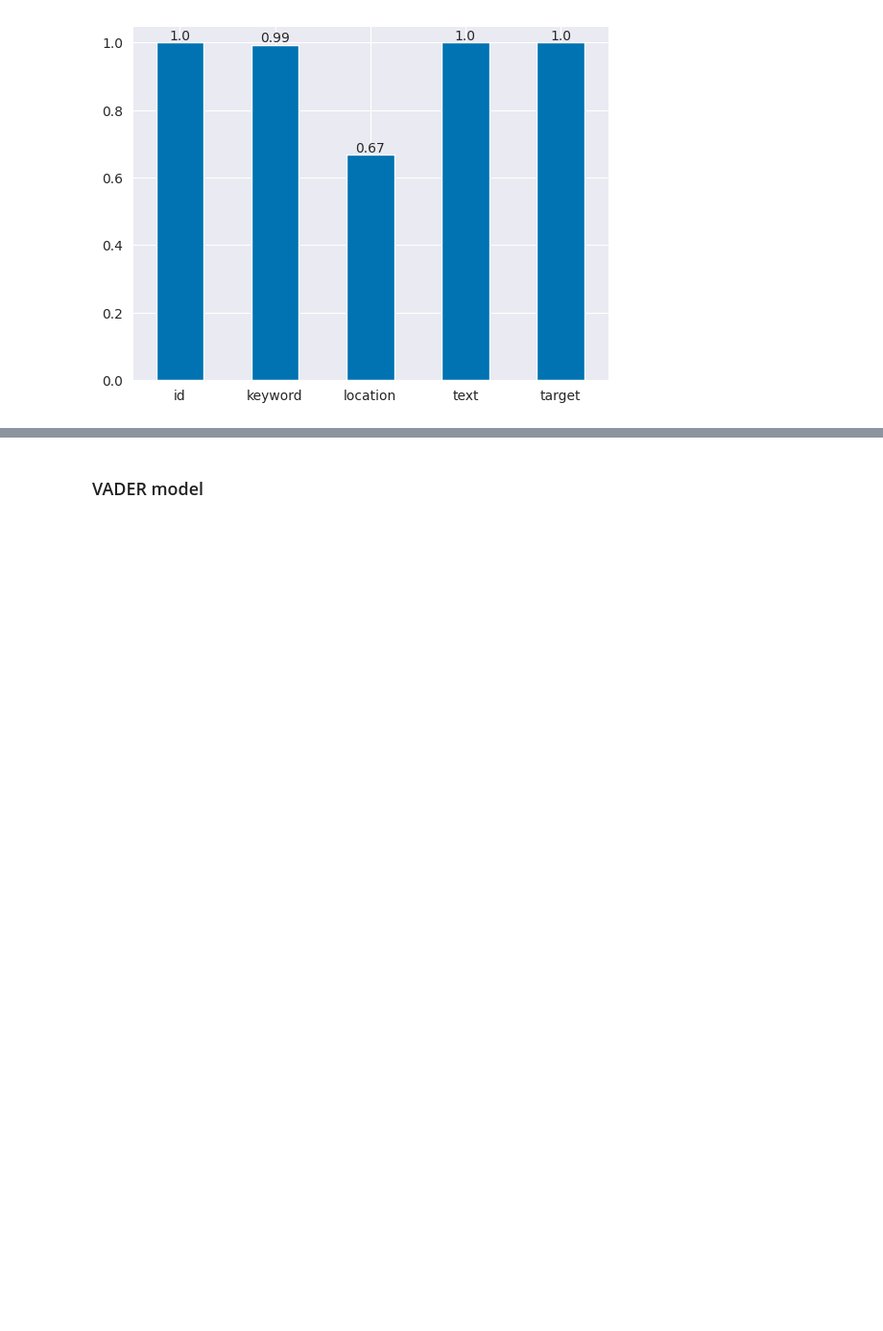
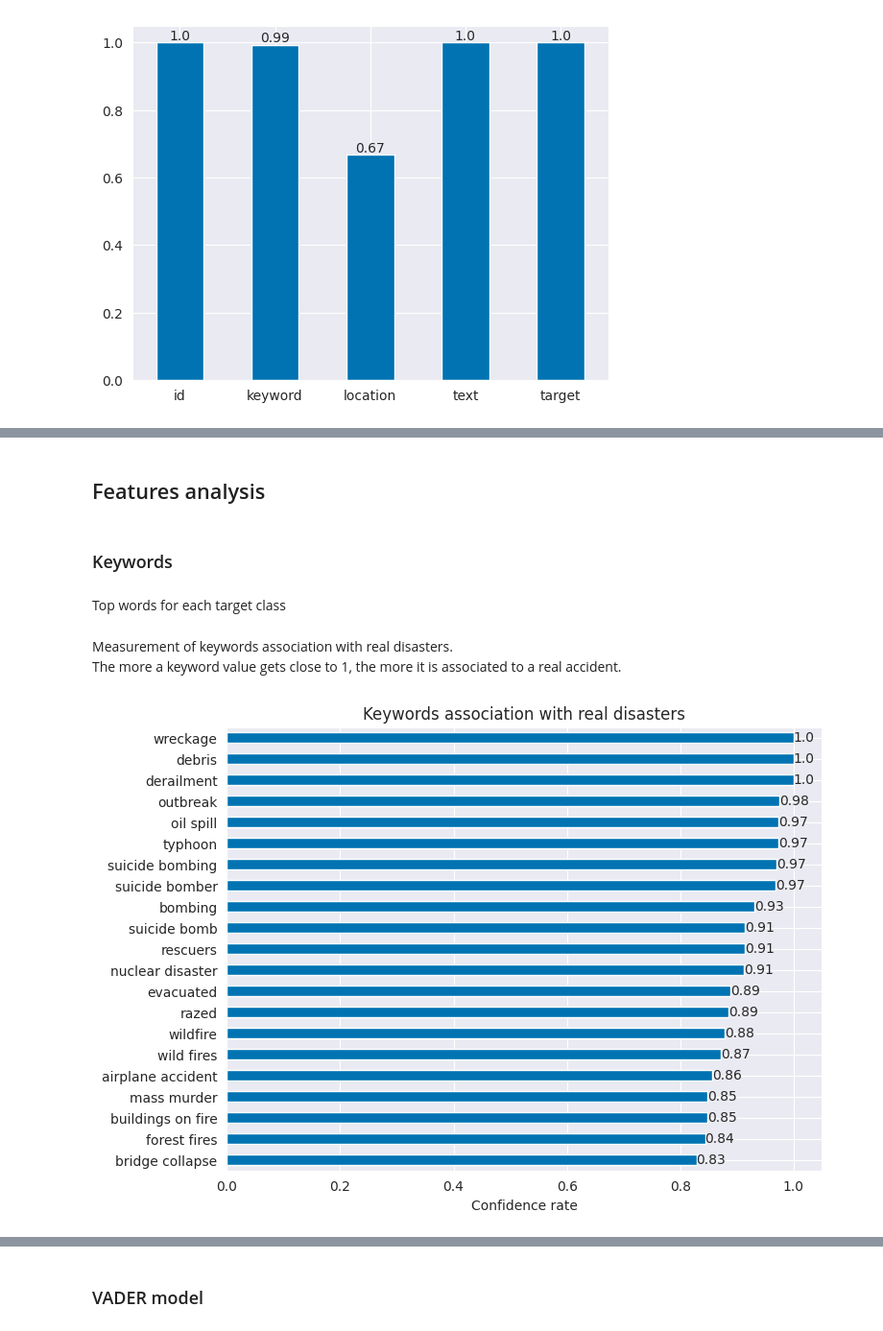
Before and after one commit to NanoClem/nlp-disasters-tweets, a Jupyter notebook: tweets_disasters_EDA.ipynb, the cells around one changed output, grey strips where cells are left out. Shown: that part at 96% size. Drawn from its saved outputs; the diff is of its cells as text; code cells hidden in the pictures; blank space fills up the shorter version.

```diff
--- a/tweets_disasters_EDA.ipynb
+++ b/tweets_disasters_EDA.ipynb
@@ -229,0 +221,26 @@ entities.pprint()
+# %% [markdown]
+## Features analysis
+# %% [markdown]
+### Keywords
+# %% [markdown]
+Top words for each target class
+# %% [markdown]
+Measurement of keywords association with real disasters.
+The more a keyword value gets close to 1, the more it is associated to a real accident.
+# %%
+keys_conf_rate = df_prep.groupby("keyword")["target"].mean()
+# %%
+plt.figure(figsize=(8, 6))
+
+ax = keys_conf_rate[keys_conf_rate > 0.8].sort_values().plot(kind="barh")
+
+plt.title("Keywords association with real disasters")
+plt.ylabel(None)
+plt.xlabel("Confidence rate")
+plt.bar_label(
+    ax.containers[0],
+    labels=[np.round(val, 2) for val in ax.containers[0].datavalues],
+)
+plt.show()
+# %% [output]
+[figure, added]
```
Also changed, not shown: parts of 55 cells of this notebook.
